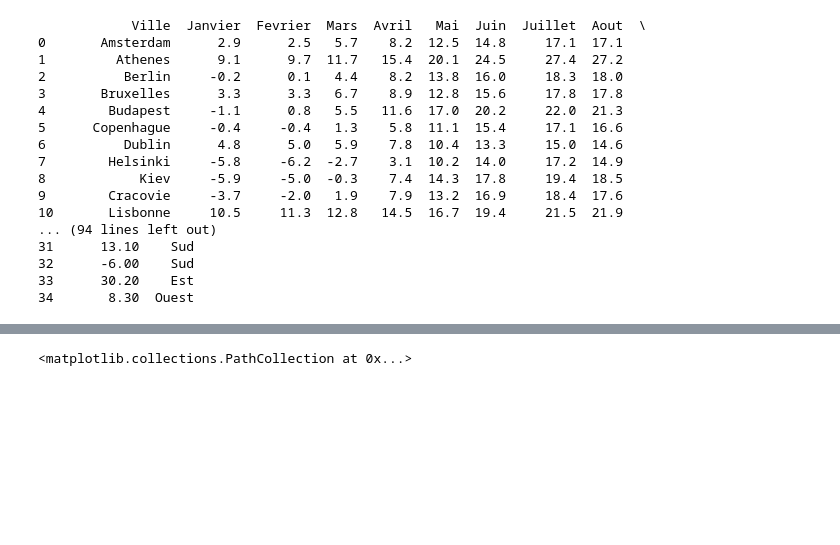
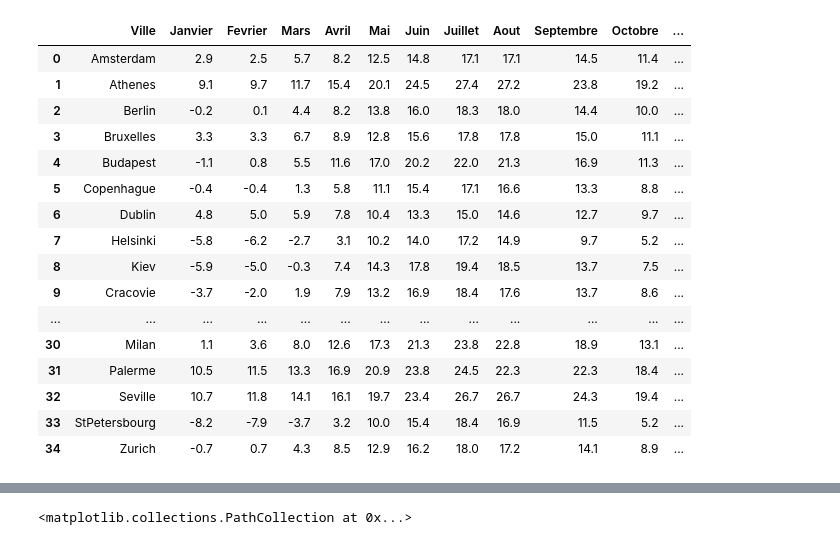
Before and after one commit to Esbrouffes/MLChall1, a Jupyter notebook: thibault.ipynb, the cells around one changed output, grey strips where cells are left out. Saved outputs shown, nothing was run; the diff lists cells and outputs as text; code cells hidden in the pictures; blank space fills up the shorter version.

```diff
--- a/thibault.ipynb
+++ b/thibault.ipynb
@@ -31,26 +31,26 @@ import branca.colormap as cm
 # %%
 ### The first step is to visualize the data in order to understand it. Let's show a table.
 temperature=pd.read_csv("temperat.csv", sep=";")
 temperature=temperature.rename(columns={'Unnamed: 0': 'Ville'}) # renaming the first column
-print(temperature)
+temperature
 # %% [output]
-            Ville  Janvier  Fevrier  Mars  Avril   Mai  Juin  Juillet  Aout  \
-0       Amsterdam      2.9      2.5   5.7    8.2  12.5  14.8     17.1  17.1
-1         Athenes      9.1      9.7  11.7   15.4  20.1  24.5     27.4  27.2
-2          Berlin     -0.2      0.1   4.4    8.2  13.8  16.0     18.3  18.0
-3       Bruxelles      3.3      3.3   6.7    8.9  12.8  15.6     17.8  17.8
-4        Budapest     -1.1      0.8   5.5   11.6  17.0  20.2     22.0  21.3
-5      Copenhague     -0.4     -0.4   1.3    5.8  11.1  15.4     17.1  16.6
-6          Dublin      4.8      5.0   5.9    7.8  10.4  13.3     15.0  14.6
-7        Helsinki     -5.8     -6.2  -2.7    3.1  10.2  14.0     17.2  14.9
-8            Kiev     -5.9     -5.0  -0.3    7.4  14.3  17.8     19.4  18.5
-9        Cracovie     -3.7     -2.0   1.9    7.9  13.2  16.9     18.4  17.6
-10       Lisbonne     10.5     11.3  12.8   14.5  16.7  19.4     21.5  21.9
-... (94 lines left out)
-31      13.10    Sud
-32      -6.00    Sud
-33      30.20    Est
-34       8.30  Ouest
+|  | Ville | Janvier | Fevrier | Mars | Avril | Mai | Juin | Juillet | Aout | Septembre | Octobre | ... |
+| 0 | Amsterdam | 2.9 | 2.5 | 5.7 | 8.2 | 12.5 | 14.8 | 17.1 | 17.1 | 14.5 | 11.4 | ... |
+| 1 | Athenes | 9.1 | 9.7 | 11.7 | 15.4 | 20.1 | 24.5 | 27.4 | 27.2 | 23.8 | 19.2 | ... |
+| 2 | Berlin | -0.2 | 0.1 | 4.4 | 8.2 | 13.8 | 16.0 | 18.3 | 18.0 | 14.4 | 10.0 | ... |
+| 3 | Bruxelles | 3.3 | 3.3 | 6.7 | 8.9 | 12.8 | 15.6 | 17.8 | 17.8 | 15.0 | 11.1 | ... |
+| 4 | Budapest | -1.1 | 0.8 | 5.5 | 11.6 | 17.0 | 20.2 | 22.0 | 21.3 | 16.9 | 11.3 | ... |
+| 5 | Copenhague | -0.4 | -0.4 | 1.3 | 5.8 | 11.1 | 15.4 | 17.1 | 16.6 | 13.3 | 8.8 | ... |
+| 6 | Dublin | 4.8 | 5.0 | 5.9 | 7.8 | 10.4 | 13.3 | 15.0 | 14.6 | 12.7 | 9.7 | ... |
+| 7 | Helsinki | -5.8 | -6.2 | -2.7 | 3.1 | 10.2 | 14.0 | 17.2 | 14.9 | 9.7 | 5.2 | ... |
+| 8 | Kiev | -5.9 | -5.0 | -0.3 | 7.4 | 14.3 | 17.8 | 19.4 | 18.5 | 13.7 | 7.5 | ... |
+| 9 | Cracovie | -3.7 | -2.0 | 1.9 | 7.9 | 13.2 | 16.9 | 18.4 | 17.6 | 13.7 | 8.6 | ... |
+| ... | ... | ... | ... | ... | ... | ... | ... | ... | ... | ... | ... | ... |
+| 30 | Milan | 1.1 | 3.6 | 8.0 | 12.6 | 17.3 | 21.3 | 23.8 | 22.8 | 18.9 | 13.1 | ... |
+| 31 | Palerme | 10.5 | 11.5 | 13.3 | 16.9 | 20.9 | 23.8 | 24.5 | 22.3 | 22.3 | 18.4 | ... |
+| 32 | Seville | 10.7 | 11.8 | 14.1 | 16.1 | 19.7 | 23.4 | 26.7 | 26.7 | 24.3 | 19.4 | ... |
+| 33 | StPetersbourg | -8.2 | -7.9 | -3.7 | 3.2 | 10.0 | 15.4 | 18.4 | 16.9 | 11.5 | 5.2 | ... |
+| 34 | Zurich | -0.7 | 0.7 | 4.3 | 8.5 | 12.9 | 16.2 | 18.0 | 17.2 | 14.1 | 8.9 | ... |
 # %%
 ### The second step is to draw some statistics from the data.
 temperature.describe()
```
Also changed, not shown: parts of 4 cells of this notebook.
